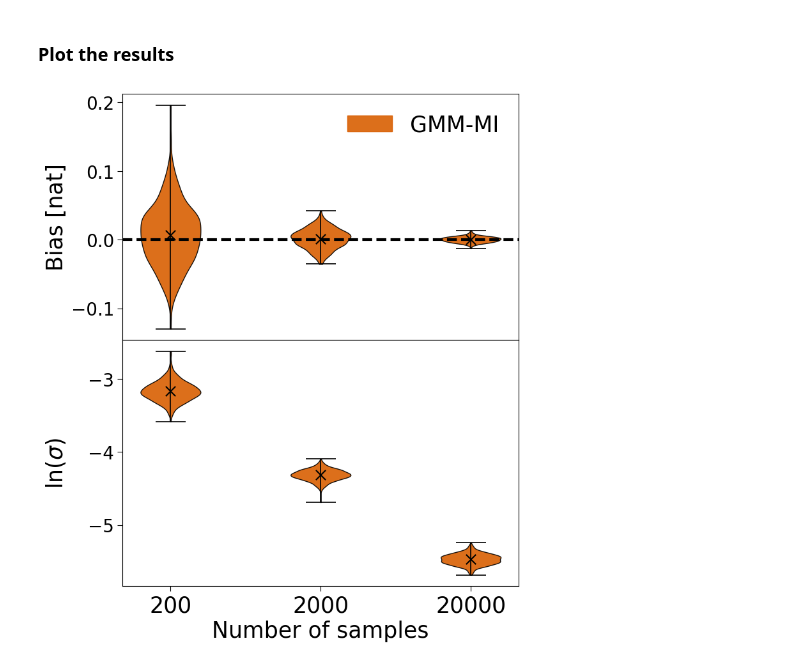
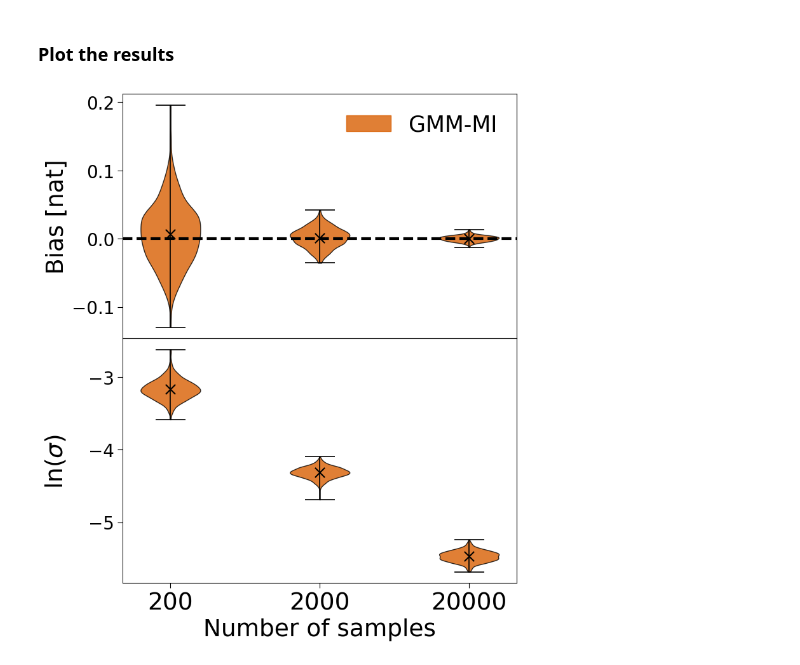
Before and after one commit to dpiras/GMM-MI, a Jupyter notebook: notebooks/invariance_bias/1_transformation_invariance_identity.ipynb, the cells around one changed output. Saved outputs shown, nothing was run; the diff lists cells and outputs as text; code cells hidden in the pictures.

```diff
--- a/notebooks/invariance_bias/1_transformation_invariance_identity.ipynb
+++ b/notebooks/invariance_bias/1_transformation_invariance_identity.ipynb
@@ -101,16 +101,17 @@ for i, N in enumerate(N_values):
     std_values[i] = np.log(MI_file[:, 1])
 
 alpha=1
-fontsize=25
+fontsize=27
 color = '#d95f02'
+widths = 0.4
 fig, (ax1, ax2) = plt.subplots(2, 1, figsize=(8, 10), sharex=True)
 
 ax1.axhline(0, linewidth=3, c='black', linestyle='--')
-parts = ax1.violinplot(y_values.T, showmeans=True, widths=0.4)
+parts = ax1.violinplot(y_values.T, showmeans=True, widths=widths)
 for pc in parts['bodies']:
     pc.set_facecolor(color)
     pc.set_edgecolor('black')
-    pc.set_alpha(0.9)
+    pc.set_alpha(0.8)
 for partname in ('cbars','cmins','cmaxes','cmeans'):
     vp = parts[partname]
     vp.set_edgecolor('black')
@@ -121,33 +122,34 @@ xy = np.array(xy)
 ax1.scatter(xy[:,0], xy[:,1], s=121, c="black", marker="x", zorder=3)
 # make lines invisible
 parts['cmeans'].set_visible(False)
 
-parts = ax2.violinplot(std_values.T, showmeans=True, widths=0.4)
+parts = ax2.violinplot(std_values.T, showmeans=True, widths=widths)
 for pc in parts['bodies']:
     pc.set_facecolor(color)
     pc.set_edgecolor('black')
-    pc.set_alpha(0.9)
+    pc.set_alpha(0.8)
 for partname in ('cbars','cmins','cmaxes','cmeans'):
     vp = parts[partname]
     vp.set_edgecolor('black')
     vp.set_linewidth(1.2)
 xy = [[l.vertices[:,0].mean(),l.vertices[0,1]] for l in parts['cmeans'].get_paths()]
 xy = np.array(xy)
 ax2.scatter(xy[:,0], xy[:,1], s=121, c="black", marker="x", zorder=3)
 # make lines invisible
 parts['cmeans'].set_visible(False)
+
 
 ax1.tick_params(axis='both', which='major', labelsize=20, size=6)
 ax2.tick_params(axis='both', which='major', labelsize=20, size=6)
 ax2.set_xlabel('Number of samples', fontsize=fontsize)
 ax1.set_ylabel('Bias [nat]', fontsize=fontsize)
 ax2.set_ylabel('$\ln(\sigma)$', fontsize=fontsize)
 fig.subplots_adjust(wspace=0, hspace=0)
 ax1.legend(*zip(*labels), loc='upper right', frameon=False, fontsize=25)
 ax2.set_xticks(np.arange(1, 4))
 ax2.set_xticklabels(N_values, fontsize=fontsize)
 
 fig.align_ylabels()
 fig.savefig(f'./figures/{transformation}_transformation.pdf', bbox_inches='tight');
 # %% [output]
-[figure, old version]
+[figure, new version]
```
Also changed, not shown: parts of 2 cells of this notebook, 8 other files.
